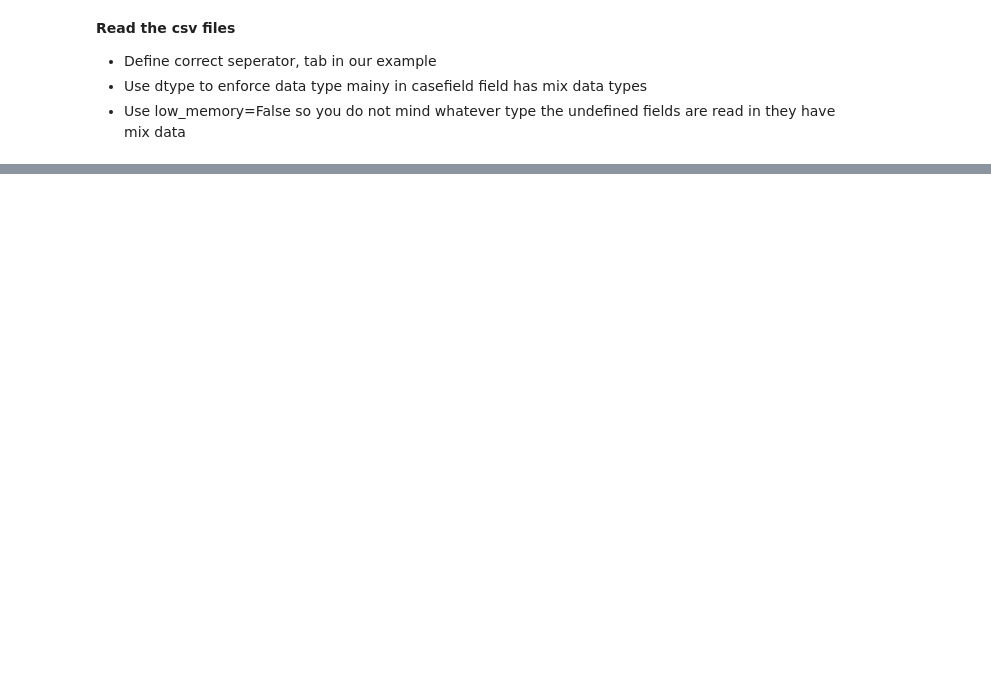
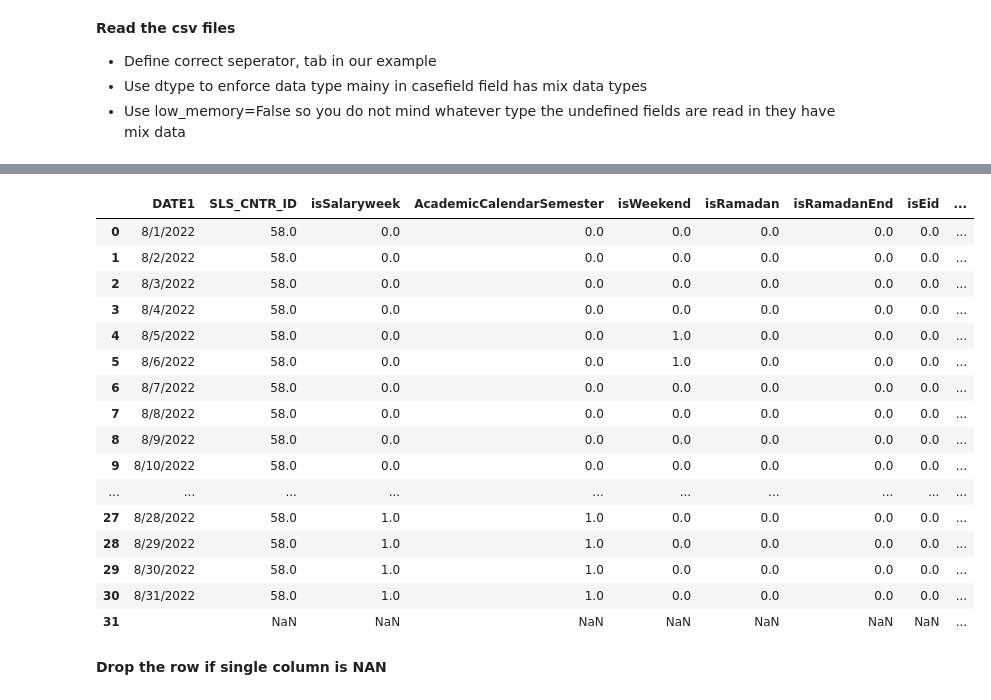
Before and after one commit to hajsf/Time-Series-Forecast, a Jupyter notebook: 06_ConsumeModel.ipynb, the cells around one changed output, grey strips where cells are left out. Drawn from its saved outputs; the diff is of its cells as text; code cells hidden in the pictures; blank space fills up the shorter version.

```diff
--- a/06_ConsumeModel.ipynb
+++ b/06_ConsumeModel.ipynb
@@ -25,4 +27,4 @@ from sklearn.metrics import mean_squared_error
 *   Use dtype to enforce data type mainy in casefield field has mix data types
 *   Use low_memory=False so you do not mind whatever type the undefined fields are read in they have mix data
 # %%
-path = "/content/drive/MyDrive/ColabNotebooks/dataset/05_TrainedModel/"
+path = "/content/drive/MyDrive/ColabNotebooks/dataset/02_ProcessedData/"
@@ -28,0 +33,2 @@ path = "/content/drive/MyDrive/ColabNotebooks/dataset/05_TrainedModel/"
+# %%
+data = pd.read_csv(path + 'Future.csv', sep=',', lineterminator='\r', low_memory=False) # , dtype={"DATE1": 'string', "SLS_CNTR_ID": "string", "ITEM_ID": "string"}
@@ -28,0 +46,2 @@ path = "/content/drive/MyDrive/ColabNotebooks/dataset/05_TrainedModel/"
+# %%
+data = data.replace('\n','', regex=True)
@@ -28,0 +78,22 @@ path = "/content/drive/MyDrive/ColabNotebooks/dataset/05_TrainedModel/"
+# %%
+data
+# %% [output]
+|  | DATE1 | SLS_CNTR_ID | isSalaryweek | AcademicCalendarSemester | isWeekend | isRamadan | isRamadanEnd | isEid | ... |
+| 0 | 8/1/2022 | 58.0 | 0.0 | 0.0 | 0.0 | 0.0 | 0.0 | 0.0 | ... |
+| 1 | 8/2/2022 | 58.0 | 0.0 | 0.0 | 0.0 | 0.0 | 0.0 | 0.0 | ... |
+| 2 | 8/3/2022 | 58.0 | 0.0 | 0.0 | 0.0 | 0.0 | 0.0 | 0.0 | ... |
+| 3 | 8/4/2022 | 58.0 | 0.0 | 0.0 | 0.0 | 0.0 | 0.0 | 0.0 | ... |
+| 4 | 8/5/2022 | 58.0 | 0.0 | 0.0 | 1.0 | 0.0 | 0.0 | 0.0 | ... |
+| 5 | 8/6/2022 | 58.0 | 0.0 | 0.0 | 1.0 | 0.0 | 0.0 | 0.0 | ... |
+| 6 | 8/7/2022 | 58.0 | 0.0 | 0.0 | 0.0 | 0.0 | 0.0 | 0.0 | ... |
+| 7 | 8/8/2022 | 58.0 | 0.0 | 0.0 | 0.0 | 0.0 | 0.0 | 0.0 | ... |
+| 8 | 8/9/2022 | 58.0 | 0.0 | 0.0 | 0.0 | 0.0 | 0.0 | 0.0 | ... |
+| 9 | 8/10/2022 | 58.0 | 0.0 | 0.0 | 0.0 | 0.0 | 0.0 | 0.0 | ... |
+| ... | ... | ... | ... | ... | ... | ... | ... | ... | ... |
+| 27 | 8/28/2022 | 58.0 | 1.0 | 1.0 | 0.0 | 0.0 | 0.0 | 0.0 | ... |
+| 28 | 8/29/2022 | 58.0 | 1.0 | 1.0 | 0.0 | 0.0 | 0.0 | 0.0 | ... |
+| 29 | 8/30/2022 | 58.0 | 1.0 | 1.0 | 0.0 | 0.0 | 0.0 | 0.0 | ... |
+| 30 | 8/31/2022 | 58.0 | 1.0 | 1.0 | 0.0 | 0.0 | 0.0 | 0.0 | ... |
+| 31 |  | NaN | NaN | NaN | NaN | NaN | NaN | NaN | ... |
+# %% [markdown]
+**Drop the row if single column is NAN**
```
Also changed, not shown: parts of 22 cells of this notebook.
